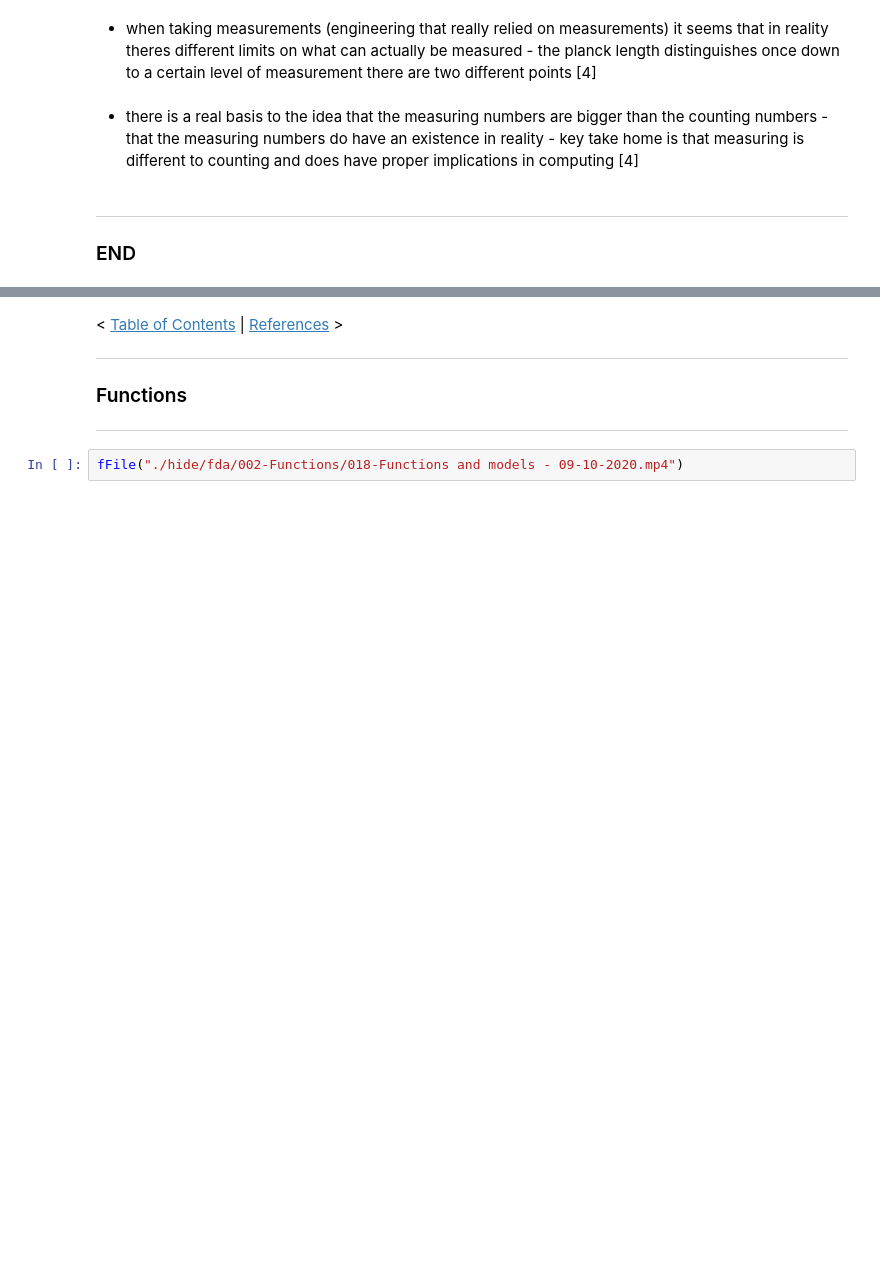
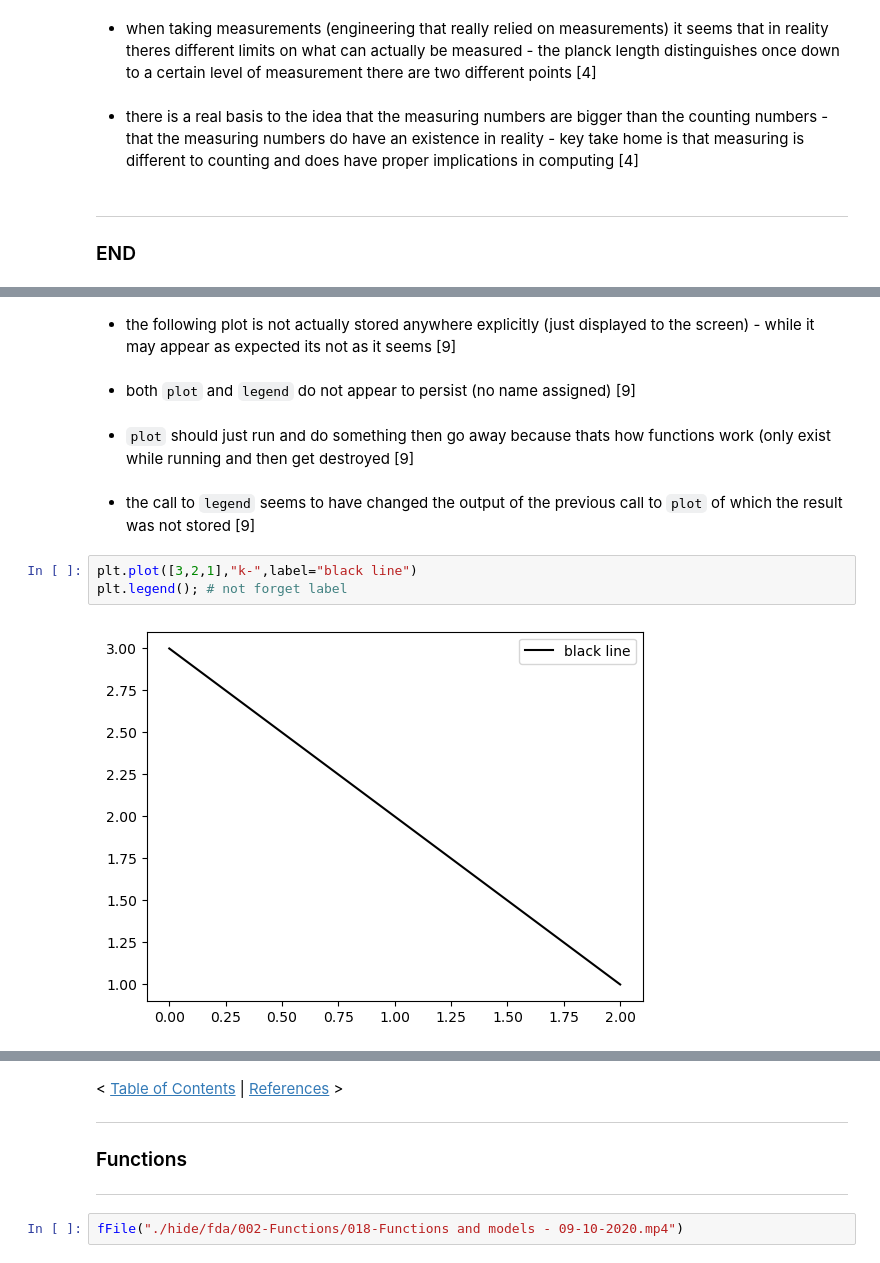
Before and after one commit to SeanOhAileasa/mls-machine-learning-statistics, a Jupyter notebook: mls-machine-learning-statistics.ipynb, the cells around one changed output, grey strips where cells are left out. Saved outputs shown, nothing was run; the diff lists cells and outputs as text; blank space fills up the shorter version.

```diff
--- a/mls-machine-learning-statistics.ipynb
+++ b/mls-machine-learning-statistics.ipynb
@@ -741,0 +882,13 @@ $$? \leftrightarrow 0.2015...$$
+# %% [markdown]
+- the following plot is not actually stored anywhere explicitly (just displayed to the screen) - while it may appear as expected its not as it seems [9]
+# %% [markdown]
+- both ``plot`` and ``legend`` do not appear to persist (no name assigned) [9]
+# %% [markdown]
+- ``plot`` should just run and do something then go away because thats how functions work (only exist while running and then get destroyed [9]
+# %% [markdown]
+- the call to ``legend`` seems to have changed the output of the previous call to ``plot`` of which the result was not stored [9]
+# %%
+plt.plot([3,2,1],"k-",label="black line")
+plt.legend(); # not forget label
+# %% [output]
+[figure, added]
```
Also changed, not shown: parts of 99 cells of this notebook.
